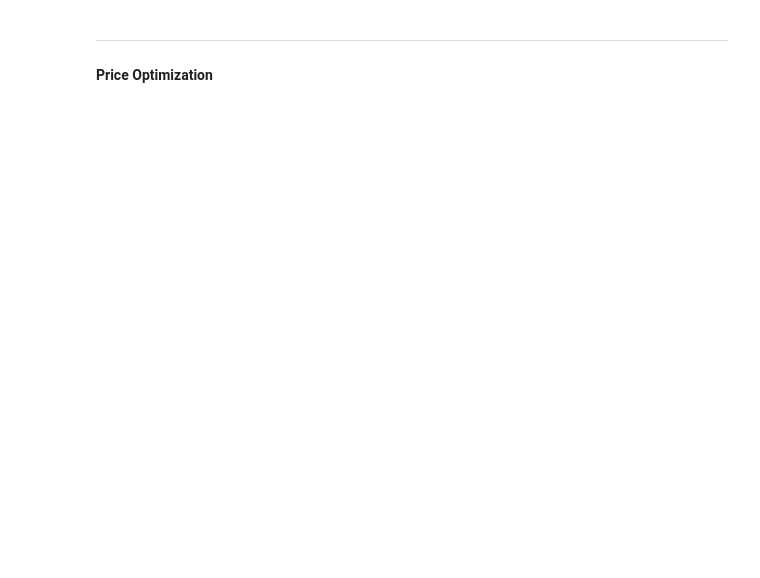
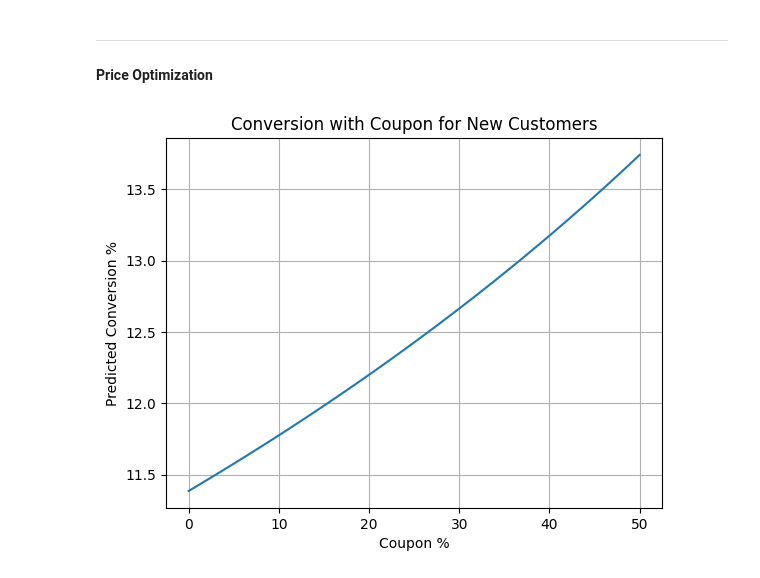
Before and after one commit to Q-shick/ecommerce_price_sensitivity, a Jupyter notebook: conversion-sensitivity-model.ipynb, the cells around one changed output. Cells and saved outputs as stored; diff of their text form; code cells hidden in the pictures; blank space fills up the shorter version.

```diff
--- a/conversion-sensitivity-model.ipynb
+++ b/conversion-sensitivity-model.ipynb
@@ -341,29 +356,38 @@ plt.tight_layout()
 ___
 #### Price Optimization
 # %%
-def discount_new_customers(discount):
-    """"""
-    new_customers["price"] = new_customers["price_original"] * (1 - discount)
-    new_customers["price"] = new_customers.apply(
+def simulate_price_change(_df, change_rate):
+    """Predict win rates with discounted prices"""
+    _df["price"] = _df["price_original"] * (1 + change_rate)
+    _df["price"] = _df.apply(
         lambda x: price_scalers.get(x["goods"]).transform(np.array(x["price"]).reshape(1,-1)).ravel()[0],
         axis=1,
     )
-    new_customers_price_tensor = torch.tensor(new_customers["price"].values.reshape(-1,1), dtype=torch.float32)
+    price_tensor = torch.tensor(_df["price"].values.reshape(-1,1), dtype=torch.float32)
 
-    new_customers_features = features_test[features_test.index.isin(new_customers.index)]
-    new_customers_features_tensor = torch.tensor(new_customers_features.values, dtype=torch.float32)
-    new_customers_y = y_test[y_test.index.isin(new_customers.index)]
-    new_customers_y_tensor = torch.tensor(new_customers_y.values.reshape(-1,1), dtype=torch.float32)
+    features = features_test[features_test.index.isin(_df.index)]
+    features_tensor = torch.tensor(features.values, dtype=torch.float32)
+    y = y_test[y_test.index.isin(_df.index)]
+    y_tensor = torch.tensor(y.values.reshape(-1,1), dtype=torch.float32)
 
-    win_rate_test, _, _, _ = model(new_customers_features_tensor, new_customers_price_tensor)
+    win_rate_test, _, _, _ = model(features_tensor, price_tensor)
     return win_rate_test.detach().numpy()
 
 
-new_customers = price_with_goods_type[
+new_customers = price_product_info[
     (training_data["membership_flag"]==0)
-    & (price_with_goods_type.index.isin(X_test.index))
+    & (price_product_info.index.isin(X_test.index))
 ]
 new_customers["price_original"] = new_customers["price"]
 
-for x in np.arange(0, 0.1, 0.01):
-    new_customers[f"predicted_win_rate_discount_{np.round(x, 2)}"] = discount_new_customers(x)
+avg_win_rates = []
+for x in np.arange(0, -0.51, -0.01):
+    avg_win_rates.append(simulate_price_change(new_customers, x).mean())
+
+plt.plot([x * 100 for x in avg_win_rates])
+plt.title("Conversion with Coupon for New Customers")
+plt.xlabel("Coupon %")
+plt.ylabel("Predicted Conversion %")
+plt.grid()
+# %% [output]
+[figure, added]
```
Also changed, not shown: parts of 7 cells of this notebook.
